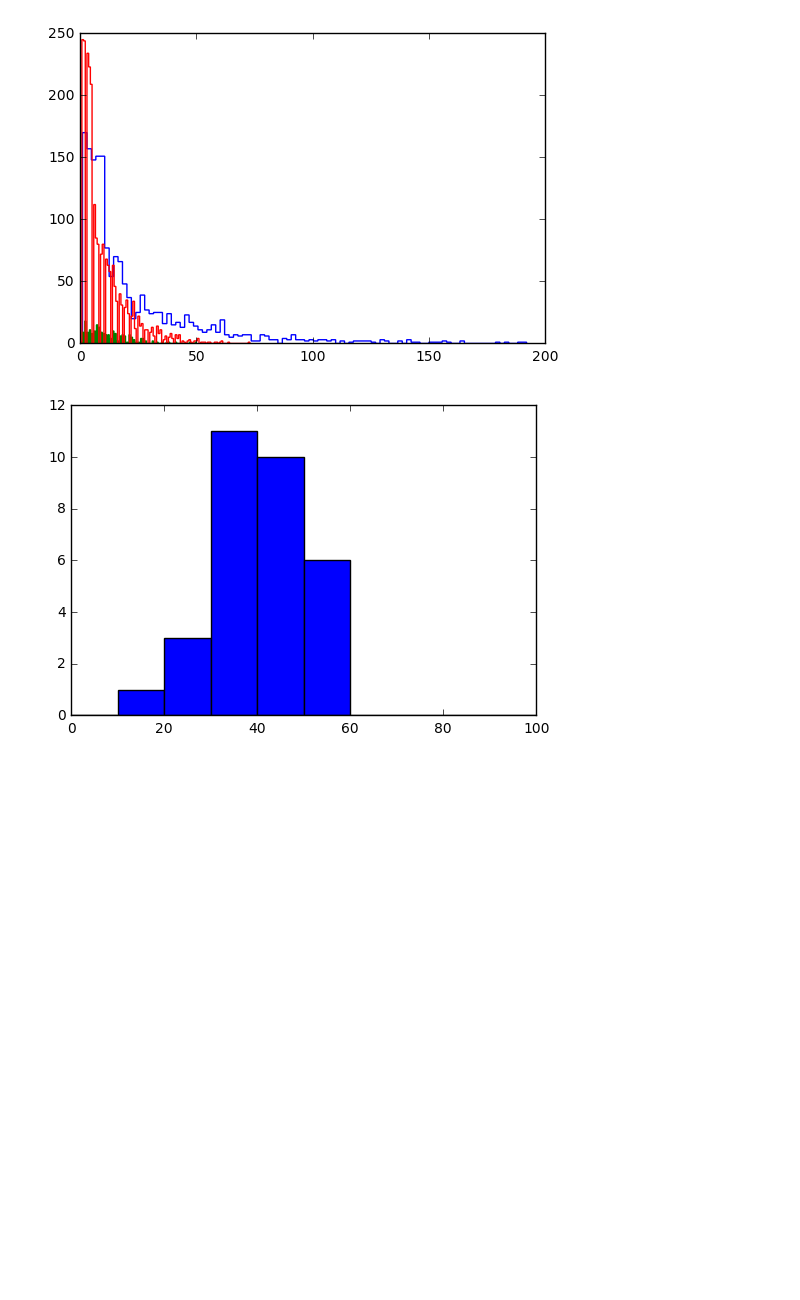
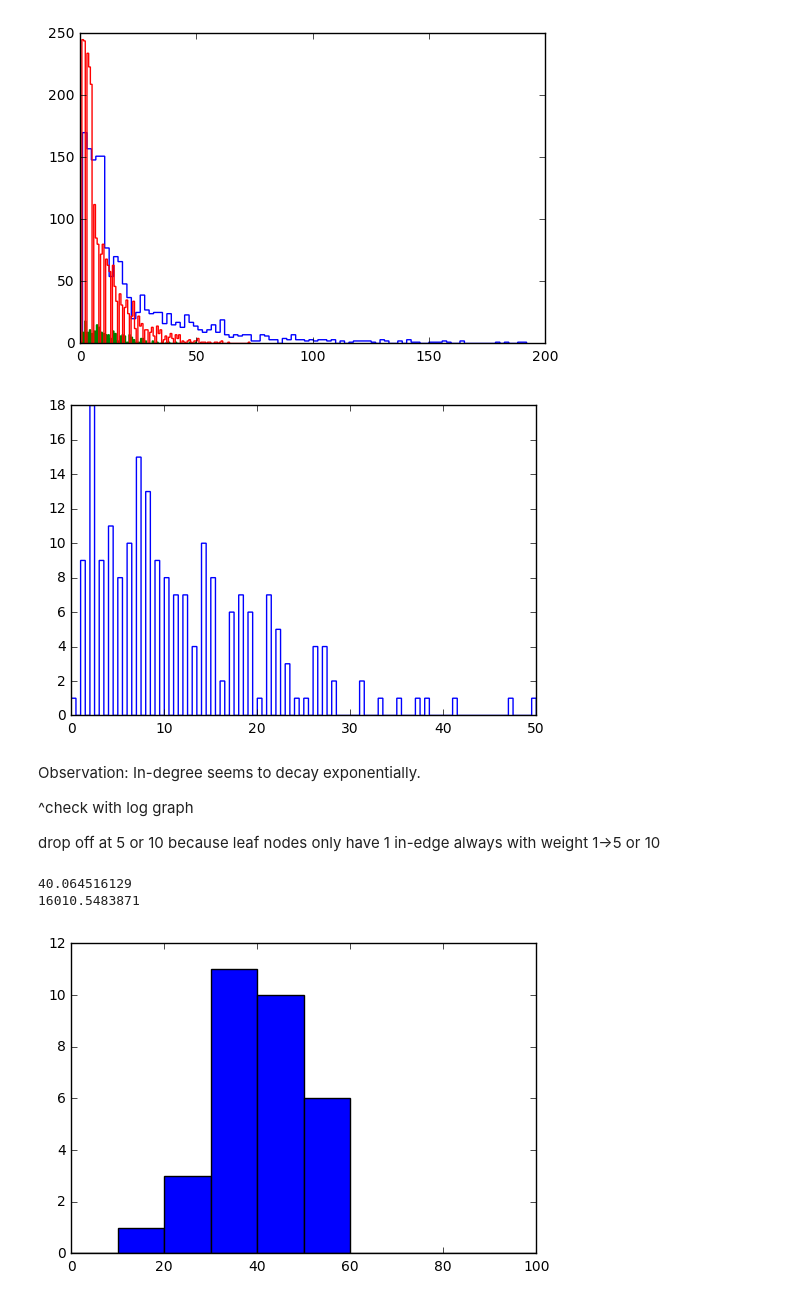
Before and after one commit to bmachlin/SpotifyArtistNetwork, a Jupyter notebook: data/ntwrks final play.ipynb, the cells around one changed output. Saved outputs shown, nothing was run; the diff lists cells and outputs as text; code cells hidden in the pictures; blank space fills up the shorter version.

```diff
--- a/data/ntwrks final play.ipynb
+++ b/data/ntwrks final play.ipynb
@@ -39,17 +37,18 @@ labels = beatles_5_5_na.columns
 # %%
 # Assign node atrributes to nodes in the graph
-iter = 0
+def addAttributes(graph, na):
+    labels = na.columns
+    iter = 0
 
-for ID in beatles_5_5_na["id"]:
+    for ID in na[labels[0]]:
 
-    for feature in labels:
+        for feature in labels:
+            cat = na[feature][iter]
 
-        cat = beatles_5_5_na[feature][iter]
+            if type(cat) is str:
+                graph.node[ID][feature] = cat
 
-        if type(cat) is str:
-            beatles_5_5.node[ID][feature] = cat
+            if not type(cat) is float or not math.isnan(cat):
+                graph.node[ID][feature] = cat
 
-        if not type(cat) is float or not math.isnan(cat):
-            beatles_5_5.node[ID][feature] = cat
-
-    iter += 1
+        iter += 1
@@ -170,5 +86,15 @@ _ = plt.hist(in_degrees_beatles_5_10_dist, bins=100, histtype='step')
 # %% [output]
 [figure]
+# %%
+_ = plt.hist(list(in_degrees_beatles_5_5.values()), bins=100, histtype='step')
+# %% [output]
+[figure, added]
+# %% [markdown]
+Observation: In-degree seems to decay exponentially.
+
+^check with log graph
+
+drop off at 5 or 10 because leaf nodes only have 1 in-edge always with weight 1->5 or 10
 # %%
 pop = []
 fol = []
@@ -194,6 +120,12 @@ for k,v in in_degrees_beatles_10_5.items():
         pop.append(beatles_10_5.node[k]["popularity"])
         fol.append(beatles_10_5.node[k]["followers"])
         num += 1
+
+print(sum(pop)/len(pop))
+print(sum(fol)/len(fol))
+# %% [output]
+40.064516129
+16010.5483871
 # %%
 _ = plt.hist(pop, range=(0,100))
 # %% [output]
```
Also changed, not shown: parts of 29 cells of this notebook.
